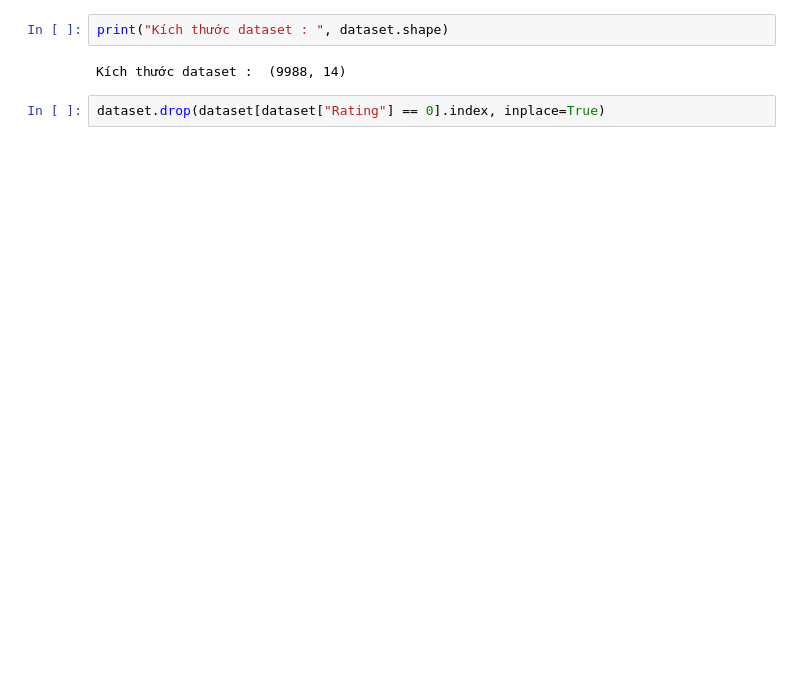
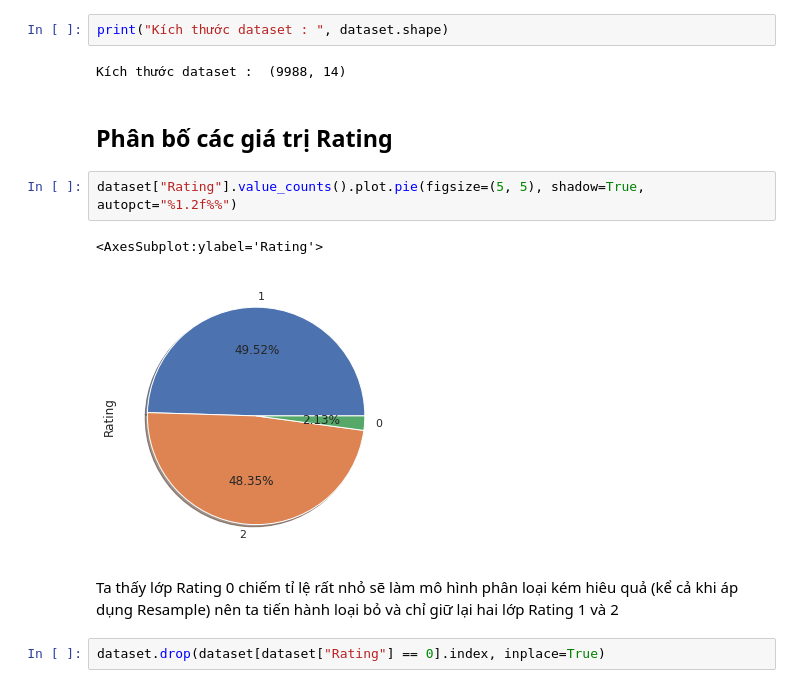
Before and after one commit to phuocleoceo/AmbitionBox-Rating, a Jupyter notebook: test-model/test.ipynb, the cells around one changed output. Drawn from its saved outputs; the diff is of its cells as text; blank space fills up the shorter version.

```diff
--- a/test-model/test.ipynb
+++ b/test-model/test.ipynb
@@ -29,5 +31,14 @@ dataset.head()
 print("Kích thước dataset : ", dataset.shape)
 # %% [output]
 Kích thước dataset :  (9988, 14)
+# %% [markdown]
+## Phân bố các giá trị Rating
+# %%
+dataset["Rating"].value_counts().plot.pie(figsize=(5, 5), shadow=True, autopct="%1.2f%%")
+# %% [output]
+<AxesSubplot:ylabel='Rating'>
+[figure, added]
+# %% [markdown]
+Ta thấy lớp Rating 0 chiếm tỉ lệ rất nhỏ sẽ làm mô hình phân loại kém hiêu quả (kể cả khi áp dụng Resample) nên ta tiến hành loại bỏ và chỉ giữ lại hai lớp Rating 1 và 2
 # %%
 dataset.drop(dataset[dataset["Rating"] == 0].index, inplace=True)
```
Also changed, not shown: parts of 28 cells of this notebook, 2 other files.
